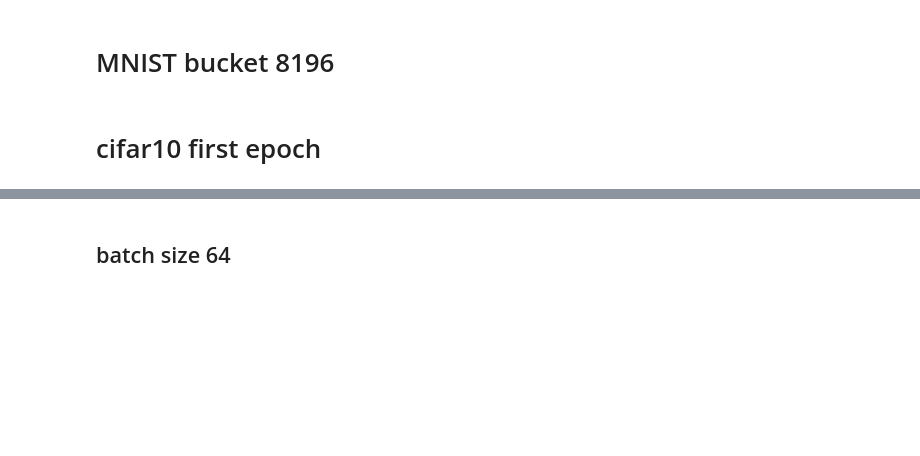
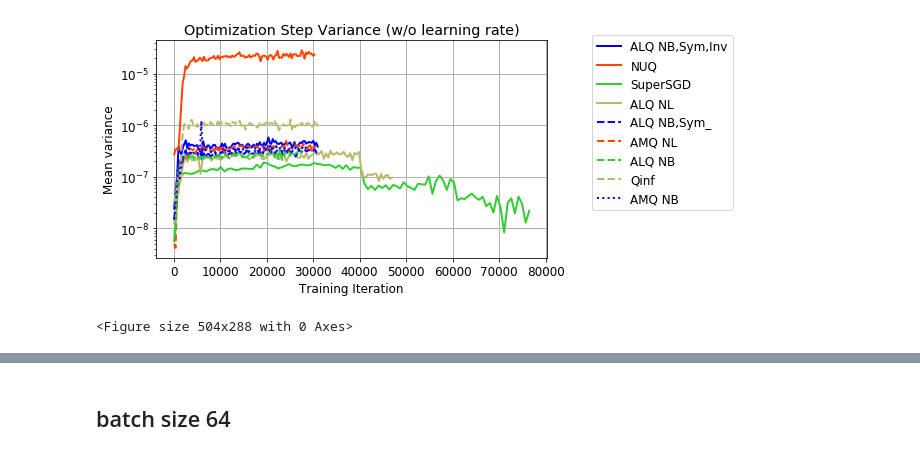
Before and after one commit to Tabrizian/learning-to-quantize, a Jupyter notebook: notebooks/figs_nuq.ipynb, the cells around one changed output, grey strips where cells are left out. Saved outputs shown, nothing was run; the diff lists cells and outputs as text; code cells hidden in the pictures; blank space fills up the shorter version.

```diff
--- a/notebooks/figs_nuq.ipynb
+++ b/notebooks/figs_nuq.ipynb
@@ -74,26 +32,29 @@ SyntaxError: EOL while scanning string literal (<ipython-input-10-2ec6a98882ca>,
 # %%
-get_data_f = get_data_pth
+get_data_f = get_data_pth_events
 # plot_f = plt.plot
 plot_f = plot_smooth_o1
 logdir = '/h/iman/Code/nuqsgd/runs'
 
 #patterns = ['.*runs_cifar10_full/(sgd_00\d.*resnet32|uoptim2_.*resnet32.*nuq_bits_4.*nuq_bucket_size_65536.*nuq_method_(qinf|nuq3|nuq5|none).*nuq_layer_(1))']  # (?!.*scheduler)
 # patterns = ['.*runs_imagenet_full/f90_']  # (?!.*scheduler)
 # patterns = ['.*runs_cifar10_full/ms_.*g_osnap_iter_1000,.*dist_num_20,.*nuq_method_(qinf|nuq)']
-patterns = ['.*runs_cifar10_full/.*cf(2|m|)g_.*nuq_bits_4.*bucket_size_16.*nuq_method_(amq_nb|alq|alq_nb).*']
+patterns = ['.*runs_cifar10_full/.*f1_.*resnet110.*nuq_bits_3.*bucket_size_81.*']
 
 # patterns = ['.*runs_cifar10_full/cifar_.*resnet32.*nuq_bits_4.*']
 # tag_names = ['est_var', 'est_nvar', 'Vacc', 'loss', 'Vloss', 'co_error', 'grad_bias', 'levels/1']  # 'lr', 'gb_td', 'grad_bias',
-tag_names = ['est_var', 'nb_error', 'Tloss', 'Tacc']  # 'lr', 'gb_td', 'grad_bias',
+tag_names = ['est_var']  # 'lr', 'gb_td', 'grad_bias',
 
 fig_name = 'figs_nuq/resnet32.png'
-lg_tags = ['estim_sgd', 'nuq_method', 'nuq_sym']  # , 'ngpu', 'bits', 'mul', 'bucket_size'
+lg_tags = ['estim_sgd', 'nuq_method', 'nuq_sym', 'nuq_inv']  # , 'ngpu', 'bits', 'mul', 'bucket_size'
 ylim = [None]*20
 # ylim = [None]*2 + [[80, 100], [80, 100], [1e-7, 1], None]
 # ylim = [[.2e-4, 1e-4], [0, 1.5e-7], [-1, 0.1], None, [98, 100], [98, 100], None, None]
 # ylim = [[1e-4, 1e-1], [1e-2, 1e-1], [98, 100], [97,100], [0, 100], None, None, None, None, None, None, None, None, None, None, None, None]
 sep_h = False
 save_single = True
 ncolor = 4
 lg_replace = [ ('estim_sgd', 'SGD'), ('ngpu_', 'GPU='), ('nuq_method', ''), ('_q', 'Q'), ('nuq_inv_', 'Inv'), ('nuq_sym', 'Sym'), ('_amq_nb', 'AMQ NB'), ('_amq', 'AMQ NL'), ('_alq_nb', 'ALQ NB'), ('_alq', 'ALQ NL'), ('_qinf', 'Qinf'), ('kfac', 'K-FAC'), ('SGD,K-FAC', 'K-FAC'), ('estim_ntk', 'NTK'), ('adamw', 'AdamW'), ('adam', 'Adam'), ('lr_', 'LR='), ('LR=0.001', 'LR=1e-3'), ('LR=0.0001', 'LR=1e-4'), ('LR=0.0005', 'LR=5e-4'), ('LR=0.0002', 'LR=2e-4'), ('batch_size_', 'bs='), ('optim_start_', 'Start='), ('damping_', '$\epsilon=$'), ('_l2q', 'L2Q'), ('_none', 'SuperSGD'), ('nuq_layer_1', 'w/o layers'), ('nuq_layer_0', 'w/ layers'),('_nuq', 'NUQ')]
 data, run_names = plot_runs_and_tags(get_data_f, plot_f, logdir, patterns, tag_names, fig_name, lg_tags, ylim, sep_h=sep_h, ncolor=ncolor, lg_replace=lg_replace, save_single=save_single)
+# %% [output]
+[figure, added]
+<Figure size 504x288 with 0 Axes>
@@ -117,2 +60,0 @@ data, run_names = plot_runs_and_tags(get_data_f, plot_f, logdir, patterns, tag_n
-# %% [markdown]
-# MNIST bucket 8196
@@ -136,2 +60,0 @@ data, run_names = plot_runs_and_tags(get_data_f, plot_f, logdir, patterns, tag_n
-# %% [markdown]
-# cifar10 first epoch
```
Also changed, not shown: parts of 22 cells of this notebook.
